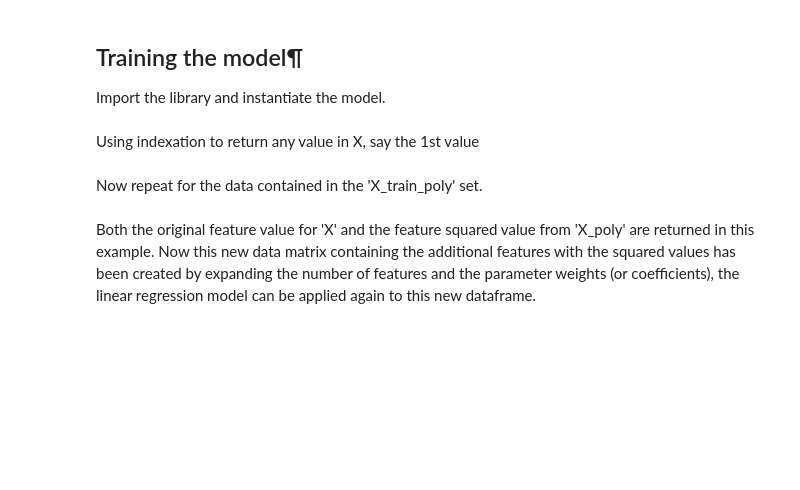
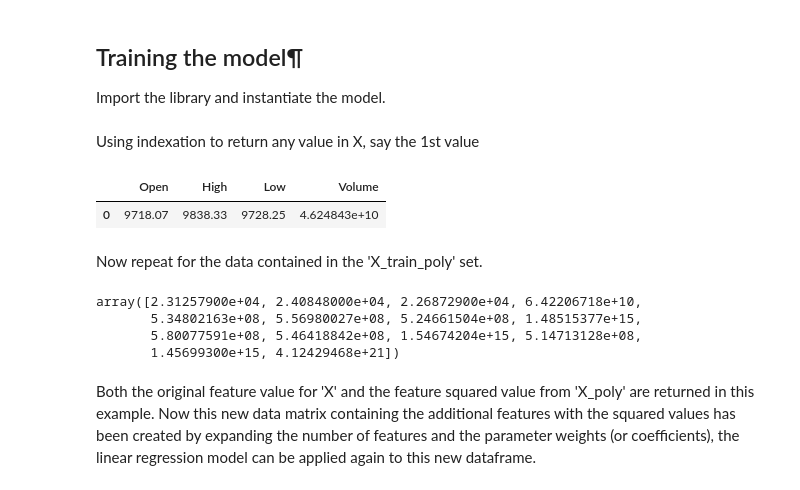
Before and after one commit to lynstanford/machine-learning-projects, a Jupyter notebook: machine-learning/multiple_regression.ipynb, the cells around one changed output. Saved outputs shown, nothing was run; the diff lists cells and outputs as text; code cells hidden in the pictures; blank space fills up the shorter version.

```diff
--- a/machine-learning/multiple_regression.ipynb
+++ b/machine-learning/multiple_regression.ipynb
@@ -1090,11 +1101,19 @@ X_train_poly = poly_model.fit_transform(X_train, y_train)
 # %% [markdown]
 Using indexation to return any value in X, say the 1st value
 # %%
-X[:0]
+X[:1]
+# %% [output]
+|  | Open | High | Low | Volume |
+| 0 | 9718.07 | 9838.33 | 9728.25 | 4.624843e+10 |
 # %% [markdown]
 Now repeat for the data contained in the 'X_train_poly' set.
 # %%
-X_train_poly[0]
+X_train_poly[1]
+# %% [output]
+array([2.31257900e+04, 2.40848000e+04, 2.26872900e+04, 6.42206718e+10,
+       5.34802163e+08, 5.56980027e+08, 5.24661504e+08, 1.48515377e+15,
+       5.80077591e+08, 5.46418842e+08, 1.54674204e+15, 5.14713128e+08,
+       1.45699300e+15, 4.12429468e+21])
 # %% [markdown]
 Both the original feature value for 'X' and the feature squared value from 'X_poly' are returned in this example. Now this new data matrix containing the additional features with the squared values has been created by expanding the number of features and the parameter weights (or coefficients), the linear regression model can be applied again to this new dataframe.
 # %%
```
Also changed, not shown: parts of 9 cells of this notebook.
